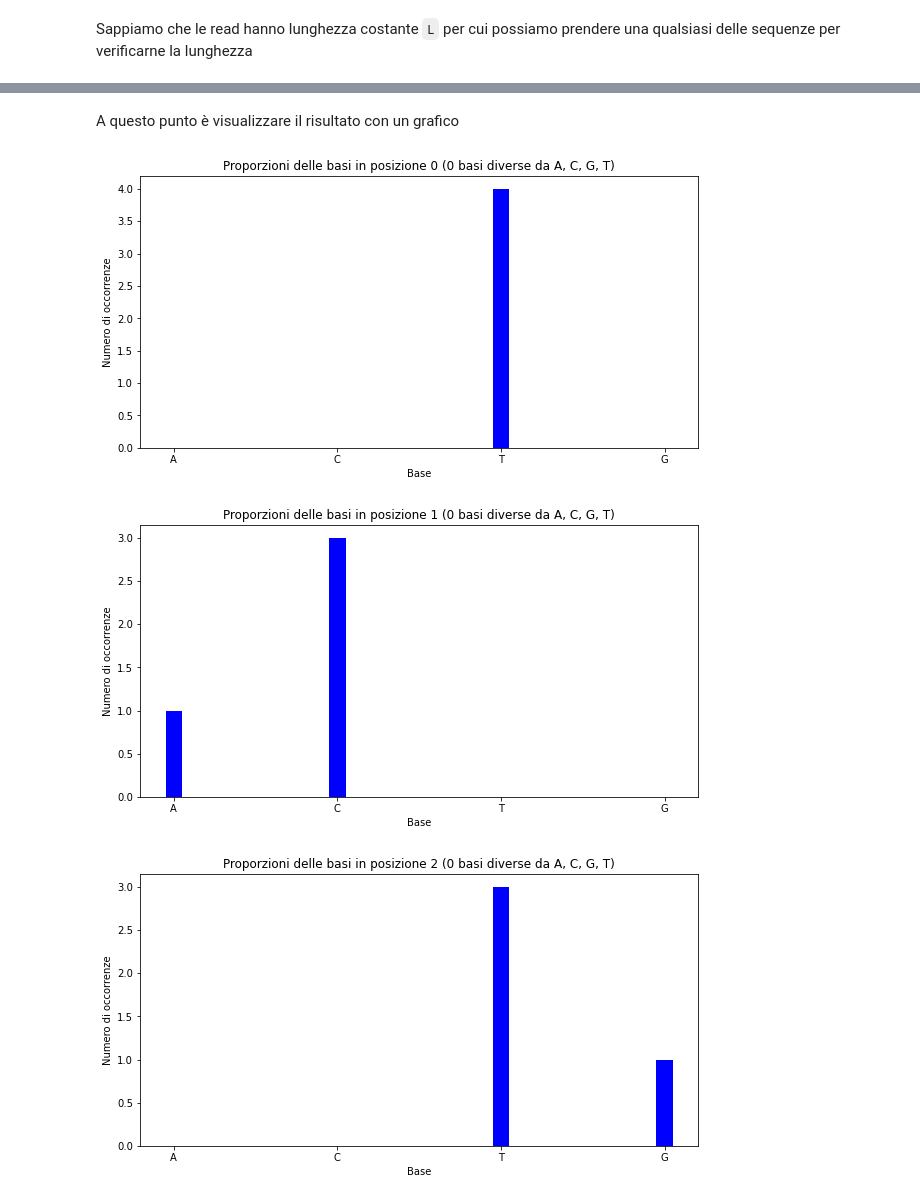
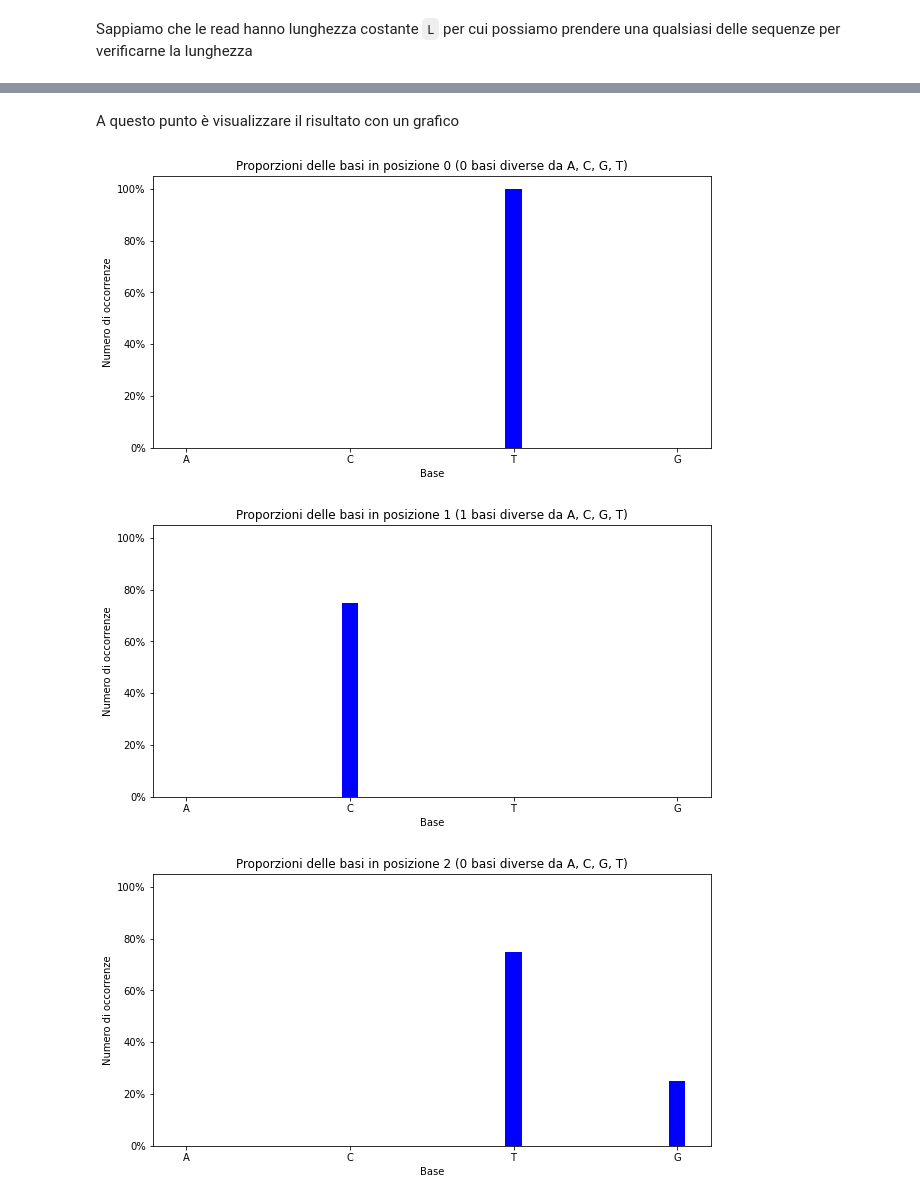
Before and after one commit to mbeccari856608/elementi_bioinformatica, a Jupyter notebook: progetto.ipynb, the cells around one changed output, grey strips where cells are left out. Cells and saved outputs as stored; diff of their text form; code cells hidden in the pictures.

Commit message:
modifiche contenuto per base

```diff
--- a/progetto.ipynb
+++ b/progetto.ipynb
@@ -110,5 +110,3 @@ proportion_dict_list
  (Counter({'A': 1, 'C': 0, 'T': 1, 'G': 2}), []),
  (Counter({'A': 1, 'C': 0, 'T': 1, 'G': 2}), []),
  (Counter({'A': 0, 'C': 1, 'T': 1, 'G': 2}), [])]
-# %% [markdown]
-A questo punto è visualizzare il risultato con un grafico
@@ -117,19 +113,2 @@ import matplotlib.pyplot as plt
-# %%
-for (index, item) in enumerate(proportion_dict_list[0:3]):
-    data = item[0]
-    basi = list(data.keys())
-    values = list(data.values())
-
-    fig = plt.figure(figsize = (10, 5))
-
-    fig.yaxis.get_major_locator().set_params(integer=True)
-    plt.bar(basi, values, color ='blue', width = 0.1)
-
-    plt.xlabel("Base")
-    plt.ylabel("Numero di occorrenze")
-    plt.title("Proporzioni delle basi in posizione %s (%s basi diverse da A, C, G, T)" %(index, len(item[1])))
-    plt.show()
-# %% [output]
-[figure, removed]
-[figure, removed]
-[figure, removed]
+# %% [markdown]
+A questo punto è visualizzare il risultato con un grafico
@@ -135,0 +118,22 @@ for (index, item) in enumerate(proportion_dict_list[0:3]):
+# %%
+for (index, item) in enumerate(proportion_dict_list[0:3]):
+    data = item[0]
+    basi = list(data.keys())
+    values = [(data[i] / len(data) * 100) for i in data]
+
+    fig = plt.figure(figsize = (10, 5))
+    ax = fig.gca()
+    ax.yaxis.set_major_formatter(mtick.PercentFormatter())
+
+    plt.bar(basi, values, color ='blue', width = 0.1)
+    plt.ylim([0, 105])
+    plt.yticks([i for i in range(0, 100, 5)])
+
+    plt.xlabel("Base")
+    plt.ylabel("Numero di occorrenze")
+    plt.title("Proporzioni delle basi in posizione %s (%s basi diverse da A, C, G, T)" %(index, len(item[1])))
+    plt.show()
+# %% [output]
+[figure, added]
+[figure, added]
+[figure, added]
```
Also changed, not shown: parts of 11 cells of this notebook, 1 other file.
